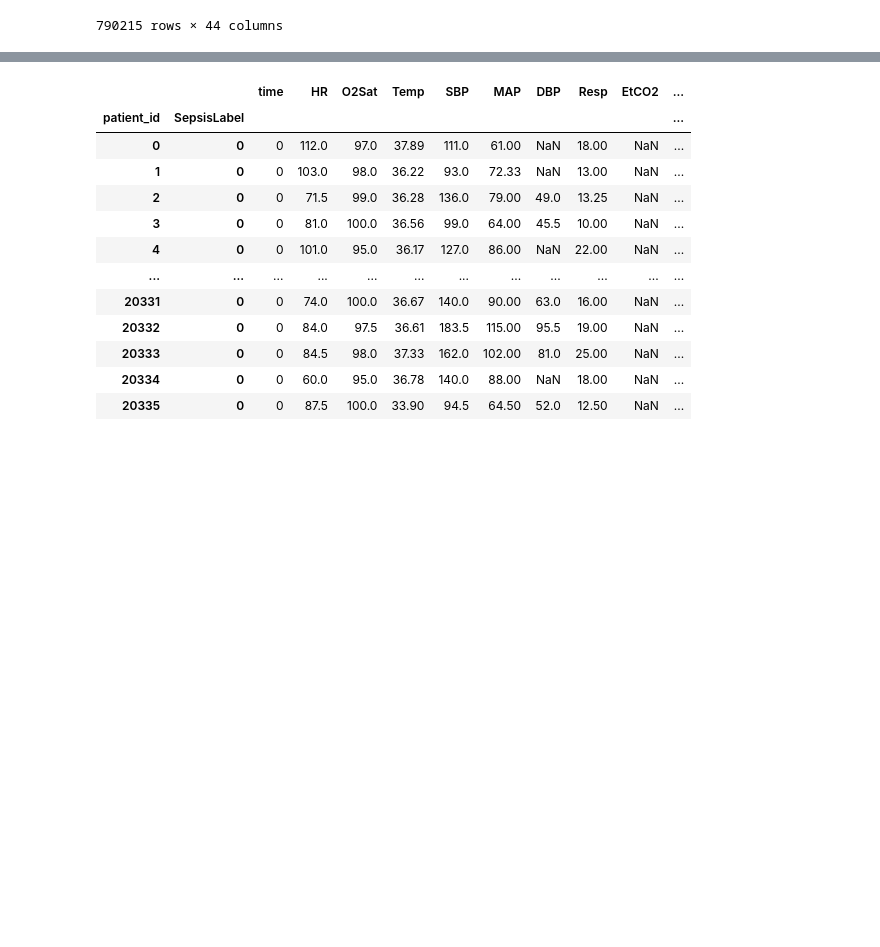
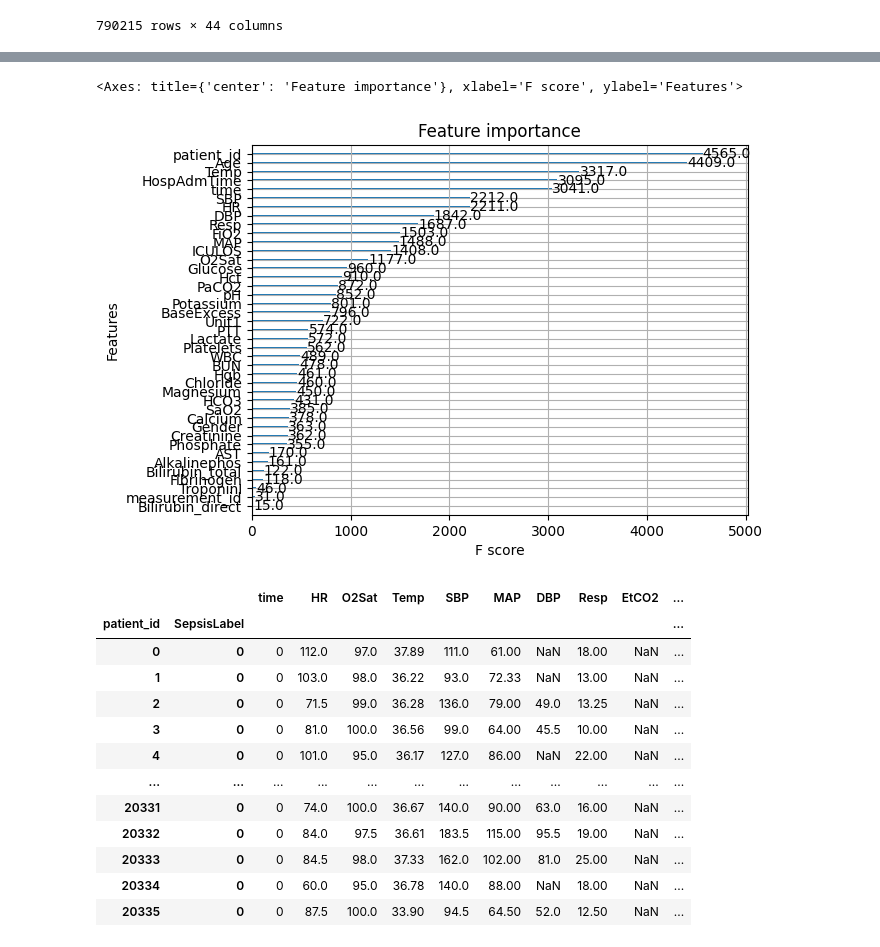
Before and after one commit to Mitmischer/sepsis-prediction, a Jupyter notebook: preprocessing.ipynb, the cells around one changed output, grey strips where cells are left out. Saved outputs shown, nothing was run; the diff lists cells and outputs as text; code cells hidden in the pictures; blank space fills up the shorter version.

```diff
--- a/preprocessing.ipynb
+++ b/preprocessing.ipynb
@@ -339,3 +345,7 @@ display(ref_df)
 | 790213 | 41 | 80.0 | 96.0 | 37.2200 | 106.0 | 68.00 | 53.0 | 22.0 | NaN | 1.0 | ... | ... |
 | 790214 | 42 | 83.0 | 95.0 | 37.2200 | 87.0 | 61.00 | 49.0 | 22.0 | NaN | 1.0 | ... | ... |
 790215 rows × 44 columns
+# %%
+ref_df = pd.read_csv("/tmp/sepsis/training_setA_interpolated_3.csv")
+
+display(ref_df)
@@ -341,0 +576,32 @@ display(ref_df)
+# %%
+# prepare
+
+# prepare data for use with XGBoost.
+# from https://www.datacamp.com/tutorial/xgboost-in-python
+dtrain_clf = xgb.DMatrix(train_features, train_labels, feature_names=ref_df_names, enable_categorical=True)
+dtest_clf = xgb.DMatrix(test_features, test_labels, feature_names=ref_df_names, enable_categorical=True)
+
+# train
+# to convert the SepsisClass (which is not used yet) you have to use a numerical
+# representation, where the following snippet might come in handy:
+# Encode y to numeric
+# y_encoded = OrdinalEncoder().fit_transform(y)
+
+params = {"objective": "binary:logistic", "tree_method": "gpu_hist"}
+
+n = 1000
+evals = [(dtrain_clf, "train"), (dtest_clf, "validation")]
+
+model = xgb.train(
+   params=params,
+   dtrain=dtrain_clf,
+   num_boost_round=n,
+   evals=evals,
+   verbose_eval=10, # Every ten rounds
+   early_stopping_rounds=50 # Activate early stopping
+)
+
+# evaluate
+from sklearn.metrics import mean_squared_error
+
+preds = model.predict(dtest_clf)
@@ -342,3 +626,9 @@ display(ref_df)
+# %%
+from xgboost import plot_importance
+plot_importance(model)
+# %% [output]
+<Axes: title={'center': 'Feature importance'}, xlabel='F score', ylabel='Features'>
+[figure, added]
 # %%
 ref_df.groupby(["patient_id", "SepsisLabel"]).first()
 # %% [output]
```
Also changed, not shown: parts of 20 cells of this notebook.
